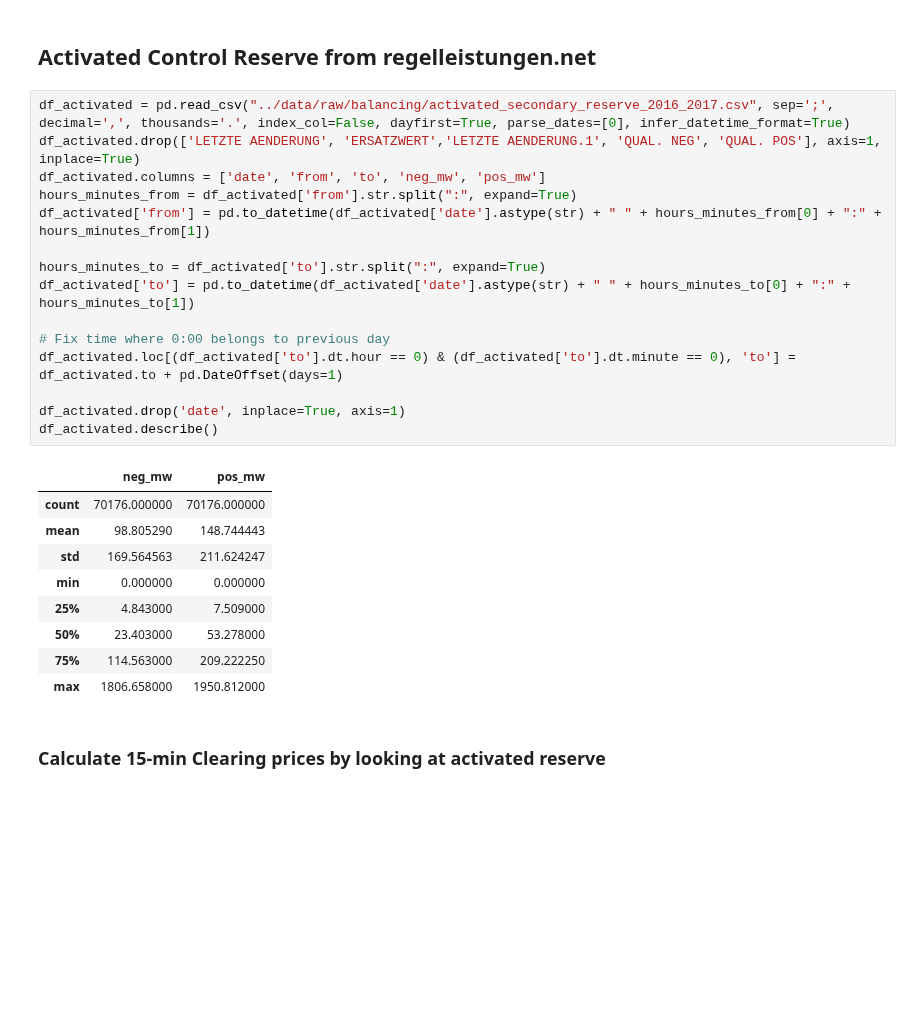
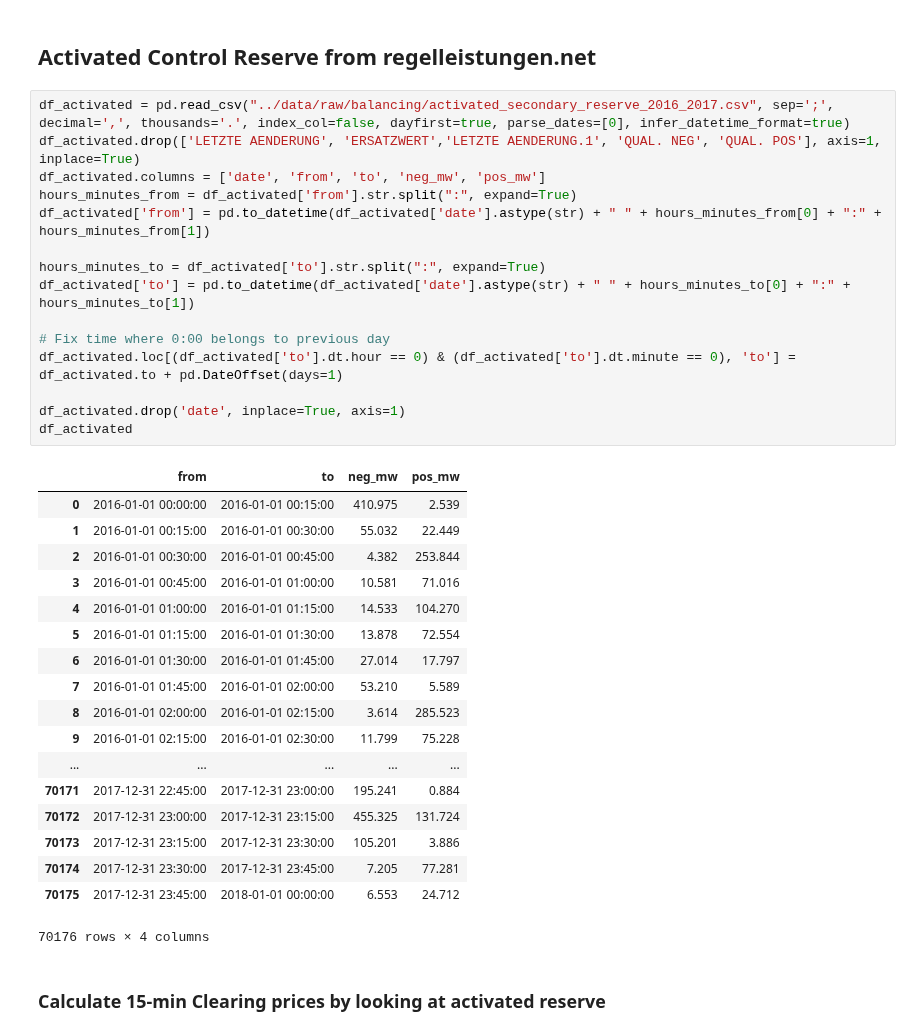
Before and after one commit to indyfree/FleetSim, a Jupyter notebook: notebooks/03-Electricity-Markets.ipynb, the cells around one changed output. Drawn from its saved outputs; the diff is of its cells as text; blank space fills up the shorter version.

```diff
--- a/notebooks/03-Electricity-Markets.ipynb
+++ b/notebooks/03-Electricity-Markets.ipynb
@@ -115,30 +157,39 @@ Clearing Price: 143.0 EUR/MWh
 # %% [markdown]
 ## Activated Control Reserve from regelleistungen.net
 # %%
-df_activated = pd.read_csv("../data/raw/balancing/activated_secondary_reserve_2016_2017.csv", sep=';', decimal=',', thousands='.', index_col=False, dayfirst=True, parse_dates=[0], infer_datetime_format=True)
+df_activated = pd.read_csv("../data/raw/balancing/activated_secondary_reserve_2016_2017.csv", sep=';', decimal=',', thousands='.', index_col=false, dayfirst=true, parse_dates=[0], infer_datetime_format=true)
 df_activated.drop(['LETZTE AENDERUNG', 'ERSATZWERT','LETZTE AENDERUNG.1', 'QUAL. NEG', 'QUAL. POS'], axis=1, inplace=True)
 df_activated.columns = ['date', 'from', 'to', 'neg_mw', 'pos_mw']
 hours_minutes_from = df_activated['from'].str.split(":", expand=True)
 df_activated['from'] = pd.to_datetime(df_activated['date'].astype(str) + " " + hours_minutes_from[0] + ":" + hours_minutes_from[1])
 
 hours_minutes_to = df_activated['to'].str.split(":", expand=True)
 df_activated['to'] = pd.to_datetime(df_activated['date'].astype(str) + " " + hours_minutes_to[0] + ":" + hours_minutes_to[1])
 
 # Fix time where 0:00 belongs to previous day
 df_activated.loc[(df_activated['to'].dt.hour == 0) & (df_activated['to'].dt.minute == 0), 'to'] = df_activated.to + pd.DateOffset(days=1)
 
 df_activated.drop('date', inplace=True, axis=1)
-df_activated.describe()
+df_activated
 # %% [output]
-|  | neg_mw | pos_mw |
-| count | 70176.000000 | 70176.000000 |
-| mean | 98.805290 | 148.744443 |
-| std | 169.564563 | 211.624247 |
-| min | 0.000000 | 0.000000 |
-| 25% | 4.843000 | 7.509000 |
-| 50% | 23.403000 | 53.278000 |
-| 75% | 114.563000 | 209.222250 |
-| max | 1806.658000 | 1950.812000 |
+|  | from | to | neg_mw | pos_mw |
+| 0 | 2016-01-01 00:00:00 | 2016-01-01 00:15:00 | 410.975 | 2.539 |
+| 1 | 2016-01-01 00:15:00 | 2016-01-01 00:30:00 | 55.032 | 22.449 |
+| 2 | 2016-01-01 00:30:00 | 2016-01-01 00:45:00 | 4.382 | 253.844 |
+| 3 | 2016-01-01 00:45:00 | 2016-01-01 01:00:00 | 10.581 | 71.016 |
+| 4 | 2016-01-01 01:00:00 | 2016-01-01 01:15:00 | 14.533 | 104.270 |
+| 5 | 2016-01-01 01:15:00 | 2016-01-01 01:30:00 | 13.878 | 72.554 |
+| 6 | 2016-01-01 01:30:00 | 2016-01-01 01:45:00 | 27.014 | 17.797 |
+| 7 | 2016-01-01 01:45:00 | 2016-01-01 02:00:00 | 53.210 | 5.589 |
+| 8 | 2016-01-01 02:00:00 | 2016-01-01 02:15:00 | 3.614 | 285.523 |
+| 9 | 2016-01-01 02:15:00 | 2016-01-01 02:30:00 | 11.799 | 75.228 |
+| ... | ... | ... | ... | ... |
+| 70171 | 2017-12-31 22:45:00 | 2017-12-31 23:00:00 | 195.241 | 0.884 |
+| 70172 | 2017-12-31 23:00:00 | 2017-12-31 23:15:00 | 455.325 | 131.724 |
+| 70173 | 2017-12-31 23:15:00 | 2017-12-31 23:30:00 | 105.201 | 3.886 |
+| 70174 | 2017-12-31 23:30:00 | 2017-12-31 23:45:00 | 7.205 | 77.281 |
+| 70175 | 2017-12-31 23:45:00 | 2018-01-01 00:00:00 | 6.553 | 24.712 |
+70176 rows × 4 columns
 # %% [markdown]
 ### Calculate 15-min Clearing prices by looking at activated reserve
 # %%
```
Also changed, not shown: parts of 4 cells of this notebook, 1 other file.
